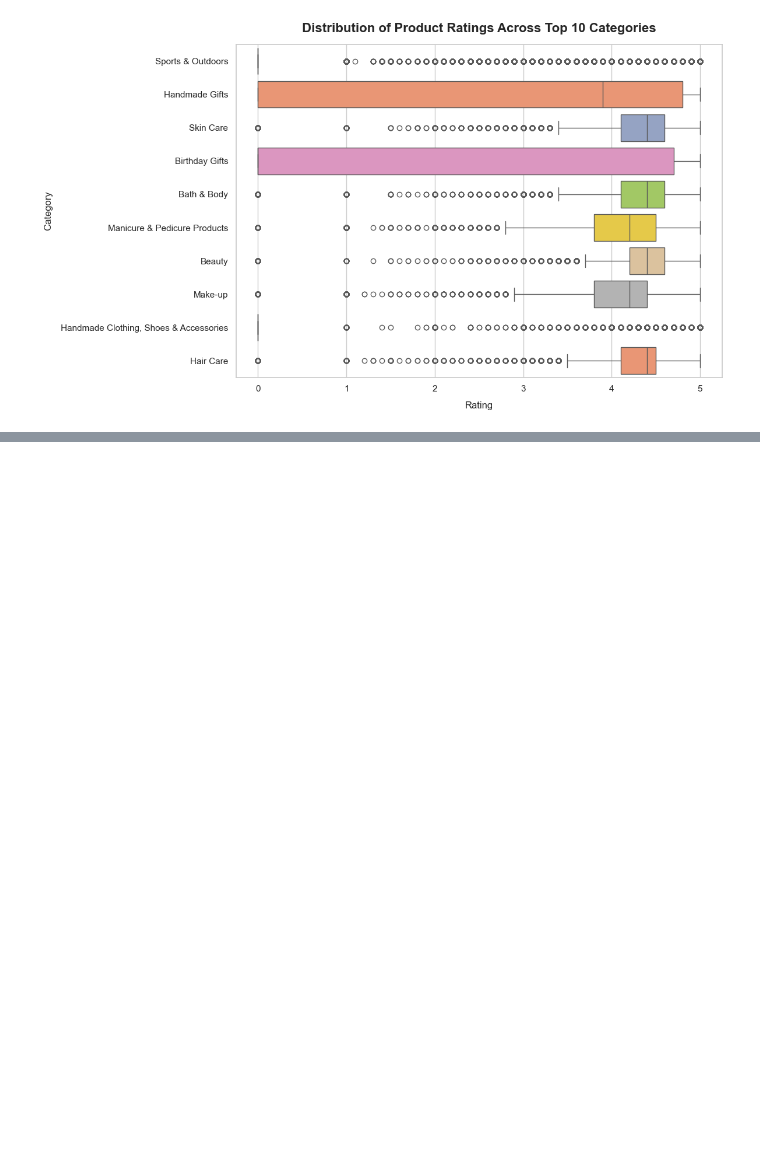
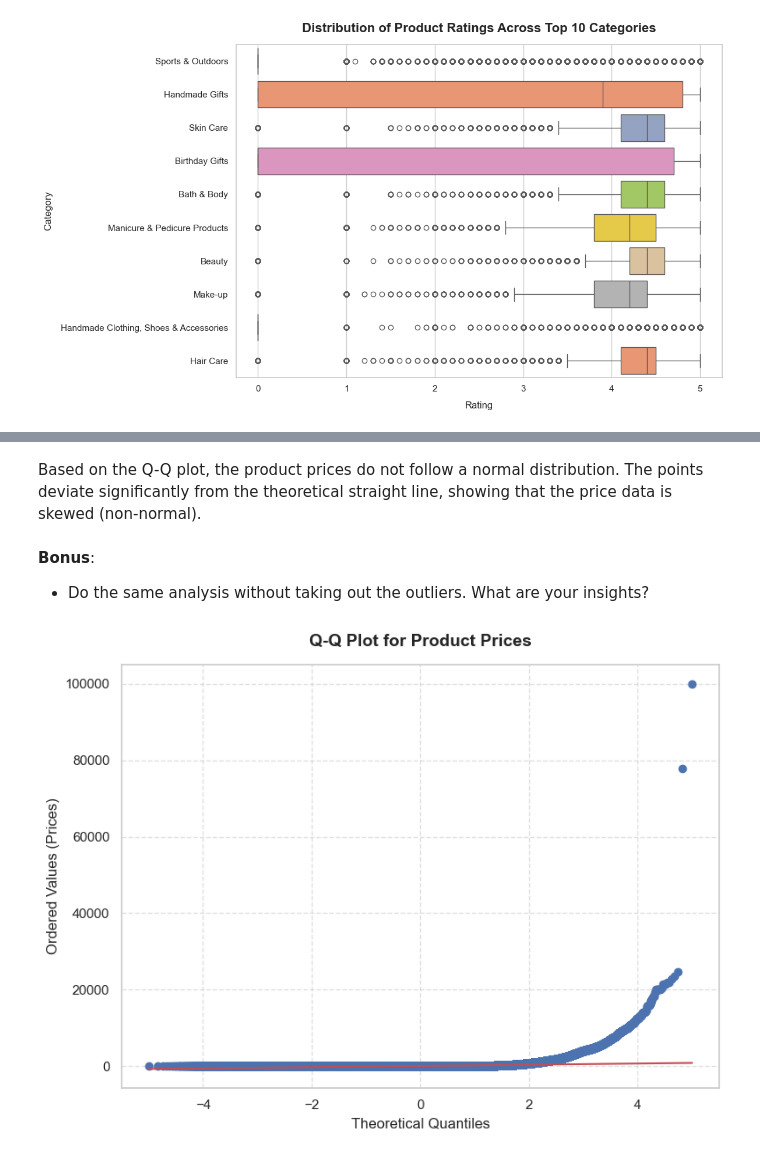
Before and after one commit to bibianglez/lab-eda-bivariate, a Jupyter notebook: lab_eda_bivariate.ipynb, the cells around one changed output, grey strips where cells are left out. Cells and saved outputs as stored; diff of their text form; code cells hidden in the pictures; blank space fills up the shorter version.

```diff
--- a/lab_eda_bivariate.ipynb
+++ b/lab_eda_bivariate.ipynb
@@ -316,0 +368,22 @@ plt.show()
+# %% [markdown]
+Based on the Q-Q plot, the product prices do not follow a normal distribution. The points deviate significantly from the theoretical straight line, showing that the price data is skewed (non-normal).
+# %% [markdown]
+**Bonus**:
+
+- Do the same analysis without taking out the outliers. What are your insights?
+# %%
+plt.figure(figsize=(8, 6))
+
+
+stats.probplot(df['price'], dist="norm", plot=plt)
+
+plt.title('Q-Q Plot for Product Prices', fontsize=14, fontweight='bold', pad=15)
+plt.xlabel('Theoretical Quantiles', fontsize=12)
+plt.ylabel('Ordered Values (Prices)', fontsize=12)
+plt.grid(True, linestyle='--', alpha=0.6)
+
+plt.tight_layout()
+plt.savefig('prices_qq_plot.png', dpi=300)
+plt.show()
+# %% [output]
+[figure, added]
```
Also changed, not shown: parts of 7 cells of this notebook.
